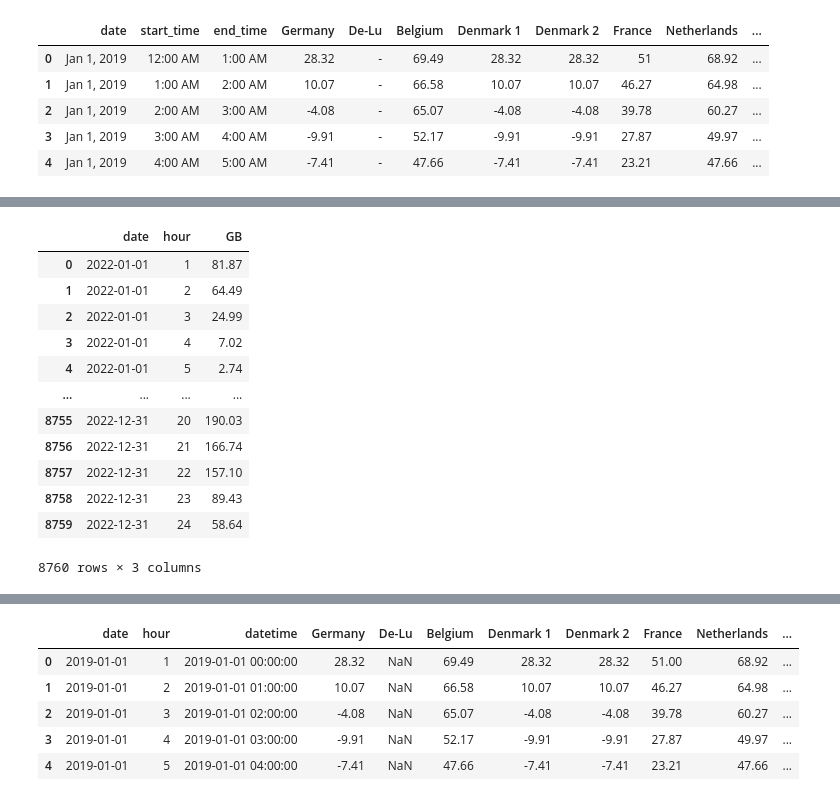
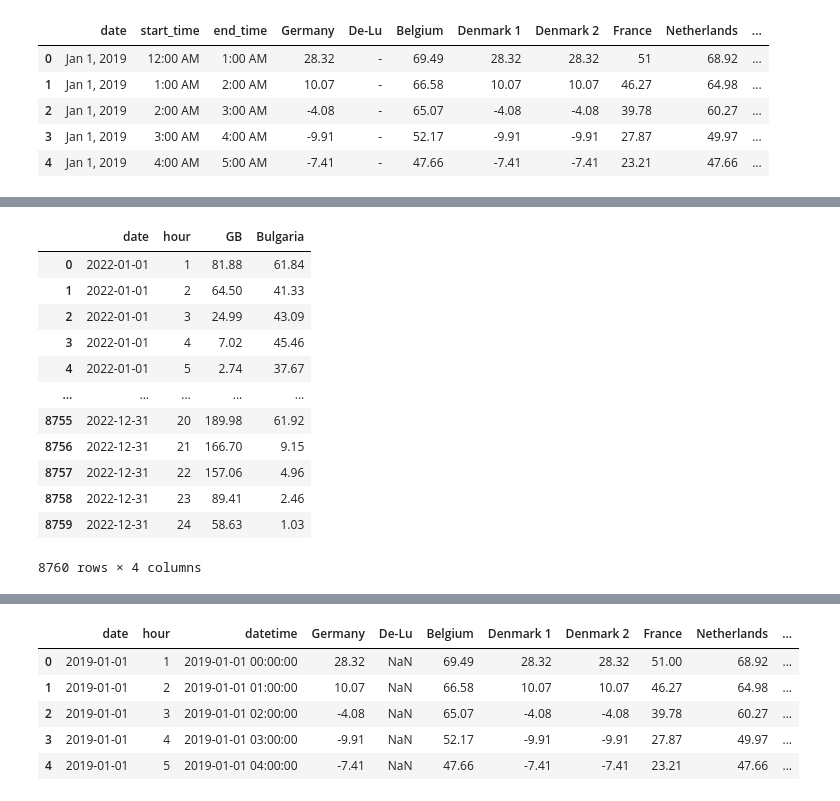
Before and after one commit to asadiceccarelli/eu-wholesale-analysis, a Jupyter notebook: scripts/clean_data.ipynb, the cells around one changed output, grey strips where cells are left out. Drawn from its saved outputs; the diff is of its cells as text; code cells hidden in the pictures.

Commit message:
Include Bulgaria in analyses.

```diff
--- a/scripts/clean_data.ipynb
+++ b/scripts/clean_data.ipynb
@@ -109,0 +110,7 @@ memory usage: 4.8 MB
+# %%
+bulgaria = pd.read_csv('../data/raw_data/bulagria_da.csv')
+bulgaria.rename({'MTU (CET/CEST)': 'date', 'Day-ahead Price [Currency/MWh]': 'Bulgaria_lev'}, axis=1, inplace=True)
+bulgaria.insert(1, 'hour', bulgaria.date.str[-5:-3].replace('00', '24').astype(int))
+bulgaria.date = pd.to_datetime(bulgaria.date.str[:10], dayfirst=True)
+bulgaria = bulgaria[['date', 'hour', 'Bulgaria_lev']]
+bulgaria
@@ -110,30 +147,32 @@ memory usage: 4.8 MB
 # %%
 epex_price_df = pd.read_csv('../data/raw_data/EPEX_and_N2EX_DA_WD_PRICES.csv')[['SETTLEMENT_DATE', 'SETTLEMENT_PERIOD', 'EPEX_DA']]
 epex_price_df.columns = ['date', 'sp', 'gb_price_gbp']
 epex_price_df['hour'] = np.ceil(epex_price_df.sp / 2).astype(int)
 epex_price_df.drop('sp', axis=1, inplace=True)
 epex_price_df.drop_duplicates(subset=['date', 'hour'], inplace=True)
 epex_price_df.date = pd.to_datetime(epex_price_df.date)
-conversion_df = pd.read_csv('../data/raw_data/euro-british-pound-exchange-rate-historical-chart.csv', skiprows=15)
-conversion_df.rename({' value': 'conversion'}, axis=1, inplace=True)
+epex_price_df = pd.merge(epex_price_df, bulgaria, on=['date', 'hour'], how='inner')
+
+conversion_df = pd.read_csv('../data/raw_data/eur_conversion.csv')
 conversion_df.date = pd.to_datetime(conversion_df.date)
-conversion_df = pd.merge(pd.DataFrame(pd.date_range(start='2022-01-01', end='2022-12-31', freq='D'), columns=['date']), conversion_df, on='date', how='left').fillna(method='ffill')
+conversion_df = conversion_df[['date', 'Pound sterling', '(Bulgaria) Lev']]
 epex_price_df = pd.merge(epex_price_df, conversion_df, on='date', how='left')
-epex_price_df['GB'] = epex_price_df.gb_price_gbp / epex_price_df.conversion
+epex_price_df['GB'] = epex_price_df.gb_price_gbp / epex_price_df['Pound sterling']
+epex_price_df['Bulgaria'] = epex_price_df.Bulgaria_lev / epex_price_df['(Bulgaria) Lev']
 epex_price_df = epex_price_df.round(2)
-epex_price_df.drop(['gb_price_gbp', 'conversion'], axis=1, inplace=True)
+epex_price_df.drop(['gb_price_gbp', 'Pound sterling', '(Bulgaria) Lev', 'Bulgaria_lev'], axis=1, inplace=True)
 epex_price_df
 # %% [output]
-|  | date | hour | GB |
-| 0 | 2022-01-01 | 1 | 81.87 |
-| 1 | 2022-01-01 | 2 | 64.49 |
-| 2 | 2022-01-01 | 3 | 24.99 |
-| 3 | 2022-01-01 | 4 | 7.02 |
-| 4 | 2022-01-01 | 5 | 2.74 |
-| ... | ... | ... | ... |
-| 8755 | 2022-12-31 | 20 | 190.03 |
-| 8756 | 2022-12-31 | 21 | 166.74 |
-| 8757 | 2022-12-31 | 22 | 157.10 |
-| 8758 | 2022-12-31 | 23 | 89.43 |
-| 8759 | 2022-12-31 | 24 | 58.64 |
+|  | date | hour | GB | Bulgaria |
+| 0 | 2022-01-01 | 1 | 81.88 | 61.84 |
+| 1 | 2022-01-01 | 2 | 64.50 | 41.33 |
+| 2 | 2022-01-01 | 3 | 24.99 | 43.09 |
+| 3 | 2022-01-01 | 4 | 7.02 | 45.46 |
+| 4 | 2022-01-01 | 5 | 2.74 | 37.67 |
+| ... | ... | ... | ... | ... |
+| 8755 | 2022-12-31 | 20 | 189.98 | 61.92 |
+| 8756 | 2022-12-31 | 21 | 166.70 | 9.15 |
+| 8757 | 2022-12-31 | 22 | 157.06 | 4.96 |
+| 8758 | 2022-12-31 | 23 | 89.41 | 2.46 |
+| 8759 | 2022-12-31 | 24 | 58.63 | 1.03 |
-8760 rows × 3 columns
+8760 rows × 4 columns
```
Also changed, not shown: parts of 8 cells of this notebook, 15 other files.
